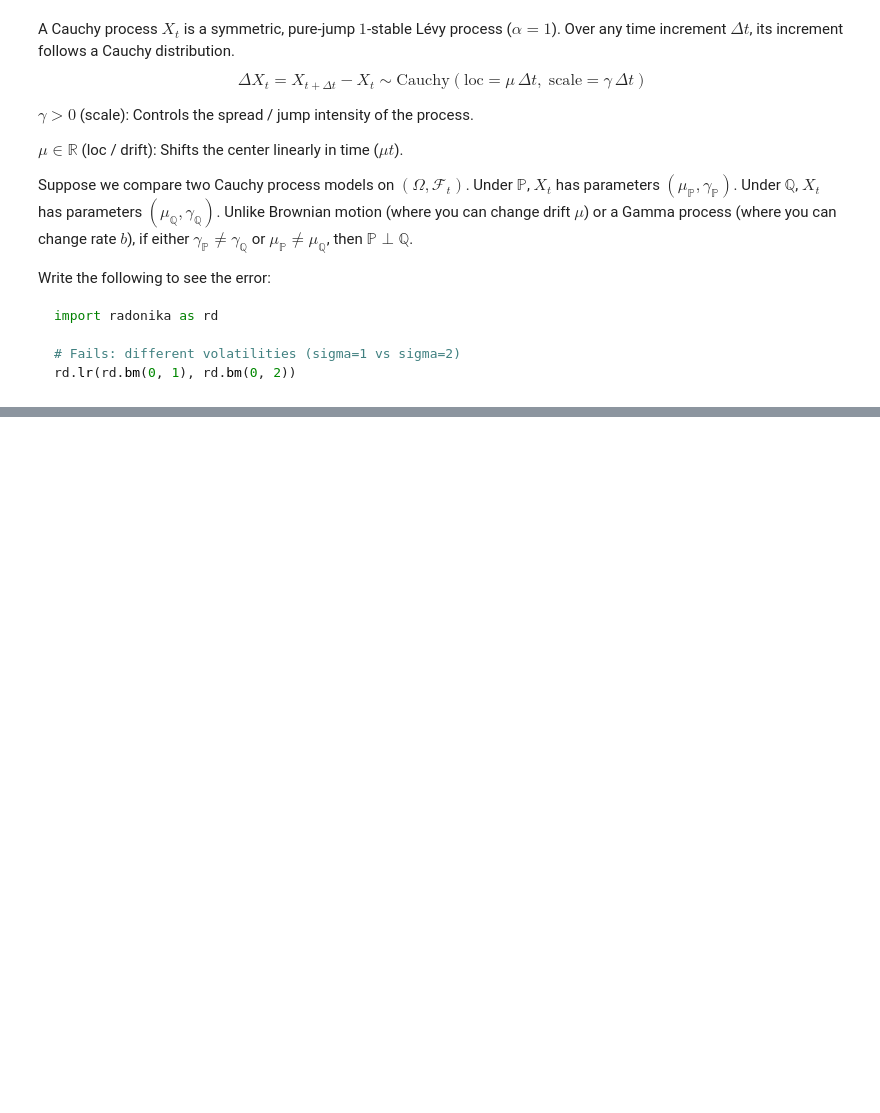
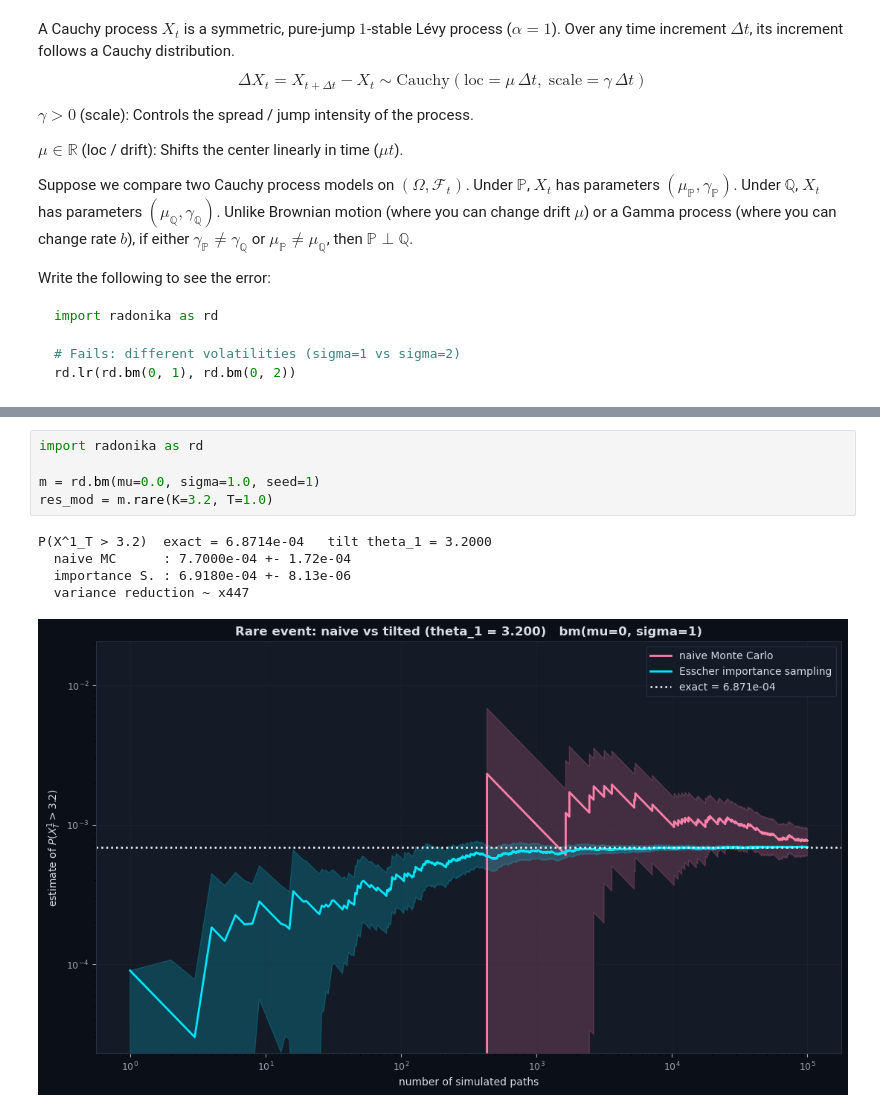
Before and after one commit to kalaapks/radonika_theory-dev, a Jupyter notebook: 01_2D_Stochastic_processes/Math_prerequisites.ipynb, the cells around one changed output, grey strips where cells are left out. Cells and saved outputs as stored; diff of their text form; blank space fills up the shorter version.

Commit message:
prereq math draft completed
will add details, figures and fix formats tom

```diff
--- a/01_2D_Stochastic_processes/Math_prerequisites.ipynb
+++ b/01_2D_Stochastic_processes/Math_prerequisites.ipynb
@@ -526,0 +642,11 @@ $\bullet$ `KL_rate_exact` prints the exact analytical KL rate so you can compare
+# %%
+import radonika as rd
+
+m = rd.bm(mu=0.0, sigma=1.0, seed=1)
+res_mod = m.rare(K=3.2, T=1.0)
+# %% [output]
+P(X^1_T > 3.2)  exact = 6.8714e-04   tilt theta_1 = 3.2000
+  naive MC      : 7.7000e-04 +- 1.72e-04
+  importance S. : 6.9180e-04 +- 8.13e-06
+  variance reduction ~ x447
+[figure, added]
```
Also changed, not shown: parts of 12 cells of this notebook.
